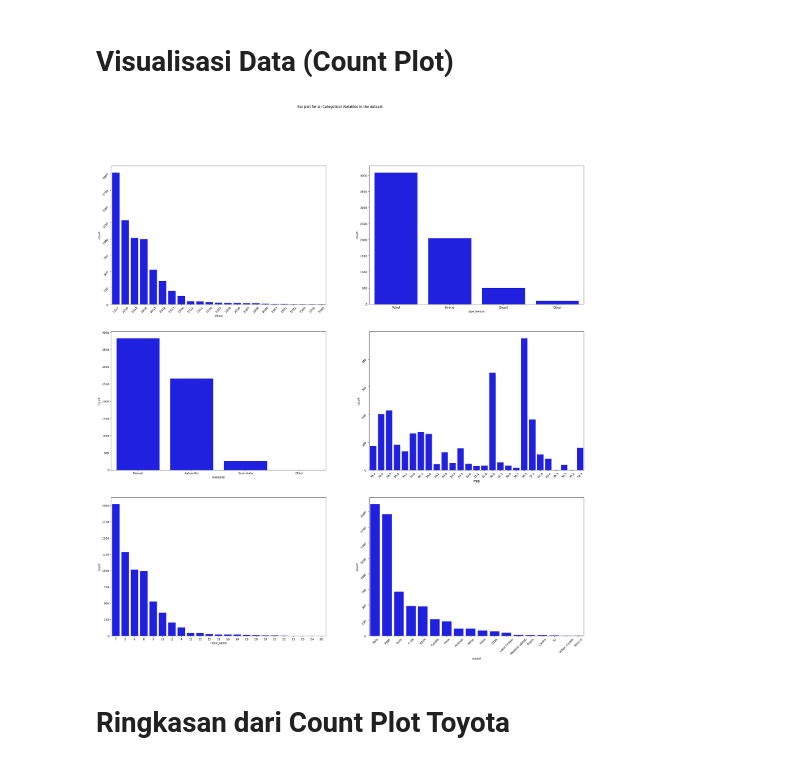
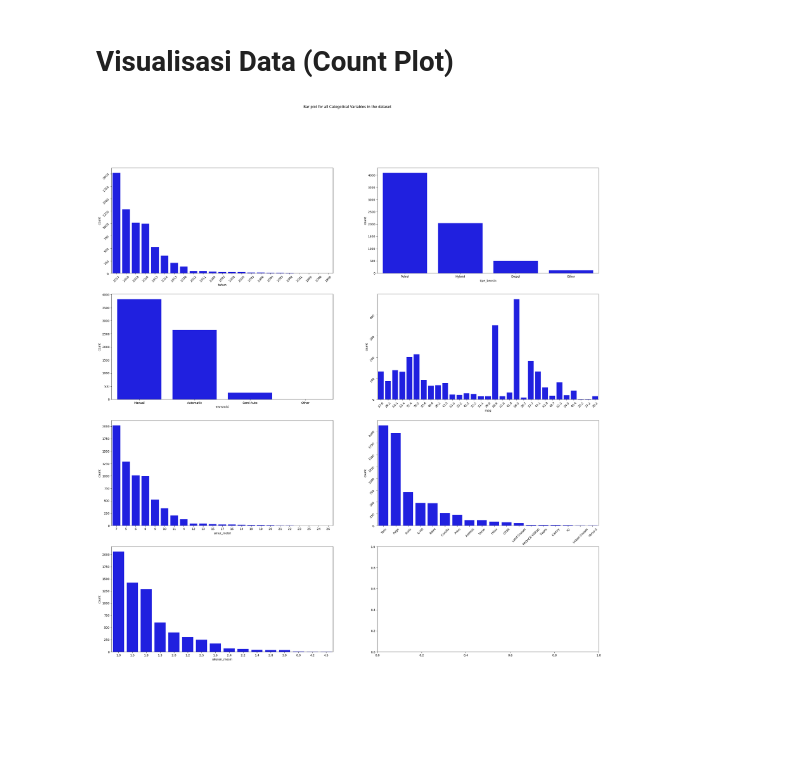
Before and after one commit to Tayoikoo/research-toyota-algo-ds, a Jupyter notebook: project_toyota.ipynb, the cells around one changed output. Cells and saved outputs as stored; diff of their text form; code cells hidden in the pictures; blank space fills up the shorter version.

```diff
--- a/project_toyota.ipynb
+++ b/project_toyota.ipynb
@@ -74,8 +96,8 @@ dtype: int64
 # %% [markdown]
 # Data preparation - Pengurangan Data
 # %%
-# menghapus ukuran_mesin dari data
-data = data.drop(['ukuran_mesin'], axis=1)
+# menghapus pajak dari data
+data = data.drop(['pajak'], axis=1)
 data.info()
 # %% [output]
 <class 'pandas.core.frame.DataFrame'>
@@ -100,6 +122,6 @@ memory usage: 421.3+ KB
 from datetime import date
 # tambah tabel umur mobil
 date.today().year
-data['Umur_Mobil']=date.today().year-data['tahun']
+data['umur_mobil']=date.today().year-data['tahun']
 data.head()
 # %% [output]
@@ -294,26 +313,27 @@ for col in datanumeric:
 # Visualisasi Data (Count Plot)
 # %%
 # Count Plot
-fig, axes = plt.subplots(3,2, figsize = (30,30))
+fig, axes = plt.subplots(4,2, figsize = (30,30))
 fig.suptitle('Bar plot for all Categotical Variables in the dataset')
 sns.countplot(ax = axes[0,0], x = 'tahun', data = data, color = 'blue',
               order = data['tahun'].value_counts().index);
 sns.countplot(ax = axes[0,1], x = 'tipe_bensin', data = data, color = 'blue',
               order = data['tipe_bensin'].value_counts().index);
 sns.countplot(ax = axes[1,0], x = 'transmisi', data = data, color = 'blue',
               order = data['transmisi'].value_counts().index);
-# diambil dari 500 tabel
-# ini kalau dihapus yang head(500)
+# diambil dari 750 tabel
 sns.countplot(ax = axes[1,1], x = 'mpg', data = data, color = 'blue',
-              order = data['mpg'].head(500).value_counts().index);
-sns.countplot(ax = axes[2,0], x = 'Umur_Mobil', data = data, color = 'blue',
-              order = data['Umur_Mobil'].value_counts().index);
+              order = data['mpg'].head(750).value_counts().index);
+# head digunakan untuk mengambil data awal dengan jumlah 750
+# agar performa lancar ketika
+sns.countplot(ax = axes[2,0], x = 'umur_mobil', data = data, color = 'blue',
+              order = data['umur_mobil'].value_counts().index);
 sns.countplot(ax = axes[2,1], x = 'model', data = data, color = 'blue',
               order = data['model'].value_counts().index);
+sns.countplot(ax = axes[3,0], x = 'ukuran_mesin', data = data, color = 'blue',
+              order = data['ukuran_mesin'].value_counts().index);
 axes[0,0].tick_params(labelrotation=45);
 axes[1,1].tick_params(labelrotation=45);
 axes[2,1].tick_params(labelrotation=45);
 # %% [output]
-[figure, old version]
+[figure, new version]
-# %% [markdown]
-# Ringkasan dari Count Plot Toyota
```
Also changed, not shown: parts of 17 cells of this notebook.
